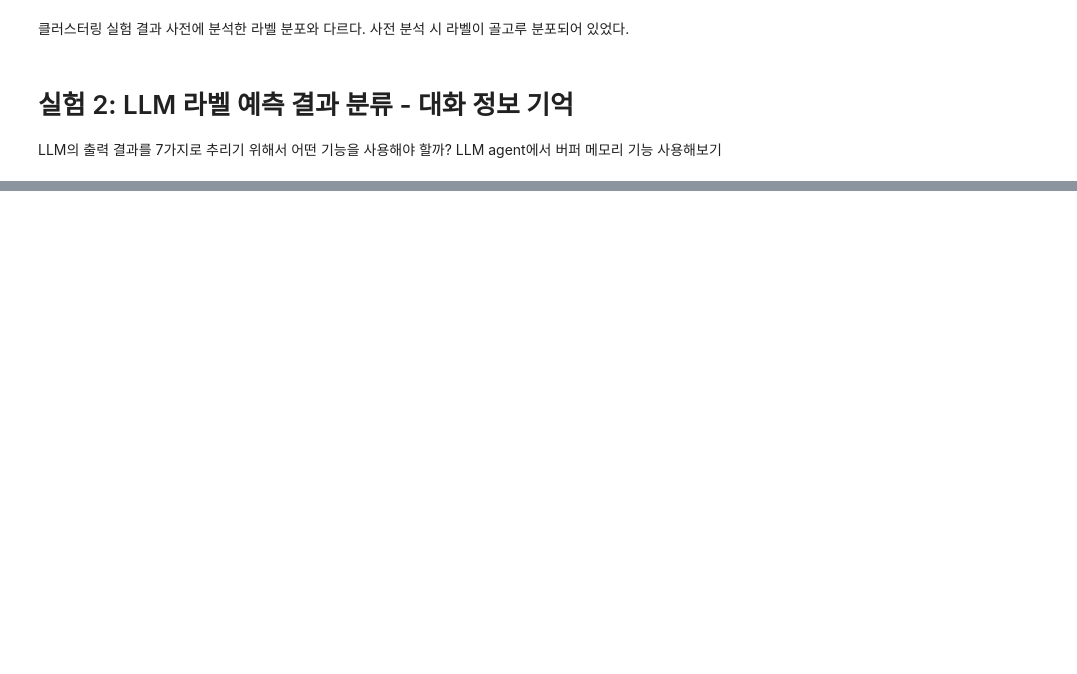
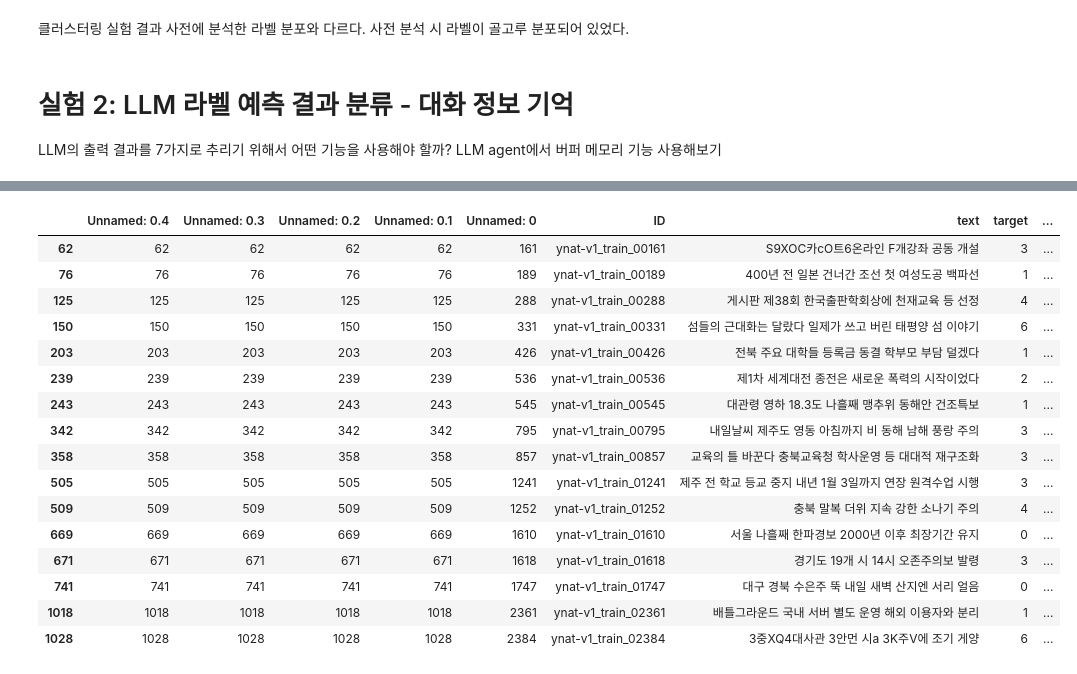
Before and after one commit to boostcampaitech7/level2-nlp-datacentric-nlp-07, a Jupyter notebook: LLM_based_clustering.ipynb, the cells around one changed output, grey strips where cells are left out. Drawn from its saved outputs; the diff is of its cells as text; code cells hidden in the pictures; blank space fills up the shorter version.

```diff
--- a/LLM_based_clustering.ipynb
+++ b/LLM_based_clustering.ipynb
@@ -191,7 +168,7 @@ def classify_title(title, categories, session_id):
     prompt = (
         f"다음은 뉴스 기사 제목입니다:\n\n"
         f"제목: {title}\n\n"
-        f"아래의 카테고리 중 하나로 분류하고, 해당 카테고리의 이름만 한 단어로 출력하세요:\n{', '.join(categories)}"
+        f"반드시 아래의 카테고리 중 하나로 분류하고, 해당 카테고리의 이름만 한 단어로 출력하세요:\n{', '.join(categories)}"
     )
     response = chain.invoke(
         prompt,
@@ -205,16 +182,19 @@ titles = clean_df['text'].to_list()
 # 세션 ID 설정
 session_id = "1"
 
-# 1. 카테고리 추출
-categories = extract_categories(titles, session_id)
-print("추출된 카테고리:\n", categories)
+if not os.path.exists('data/clustered_7_labels.csv'):
+    # 1. 카테고리 추출
+    categories = extract_categories(titles, session_id)
+    print("추출된 카테고리:\n", categories)
 
-# 2. 각 제목에 대한 분류
-classified_categories = []
-for title in tqdm(titles):
-    category = classify_title(title, categories, session_id)
-    classified_categories.append(categories)
-    print(f"제목: {title}\n분류된 카테고리: {category}\n")
+    # 2. 각 제목에 대한 분류
+    classified_categories = []
+    for title in tqdm(titles):
+        category = classify_title(title, categories, session_id)
+        classified_categories.append(category)
+        print(f"제목: {title}\n분류된 카테고리: {category}\n")
 
-clean_df['label_cluster'] = classified_categories
-clean_df.to_csv('data/clustered_7_labels.csv')
+    clean_df['label_cluster'] = classified_categories
+    clean_df.to_csv('data/clustered_7_labels.csv')
+else:
+    clean_df = pd.read_csv('data/clustered_7_labels.csv')
@@ -252,0 +207,3 @@ clean_df.to_csv('data/clustered_7_labels.csv')
+# %%
+label_count = clean_df['label_cluster'].value_counts()
+label_count
@@ -252,0 +227,22 @@ clean_df.to_csv('data/clustered_7_labels.csv')
+# %%
+most_labels = label_count.head(7).index.to_list()
+extra = clean_df[~clean_df['label_cluster'].isin(most_labels)]
+extra
+# %% [output]
+|  | Unnamed: 0.4 | Unnamed: 0.3 | Unnamed: 0.2 | Unnamed: 0.1 | Unnamed: 0 | ID | text | target | ... |
+| 62 | 62 | 62 | 62 | 62 | 161 | ynat-v1_train_00161 | S9XOC카cO트6온라인 F개강좌 공동 개설 | 3 | ... |
+| 76 | 76 | 76 | 76 | 76 | 189 | ynat-v1_train_00189 | 400년 전 일본 건너간 조선 첫 여성도공 백파선 | 1 | ... |
+| 125 | 125 | 125 | 125 | 125 | 288 | ynat-v1_train_00288 | 게시판 제38회 한국출판학회상에 천재교육 등 선정 | 4 | ... |
+| 150 | 150 | 150 | 150 | 150 | 331 | ynat-v1_train_00331 | 섬들의 근대화는 달랐다 일제가 쓰고 버린 태평양 섬 이야기 | 6 | ... |
+| 203 | 203 | 203 | 203 | 203 | 426 | ynat-v1_train_00426 | 전북 주요 대학들 등록금 동결 학부모 부담 덜겠다 | 1 | ... |
+| 239 | 239 | 239 | 239 | 239 | 536 | ynat-v1_train_00536 | 제1차 세계대전 종전은 새로운 폭력의 시작이었다 | 2 | ... |
+| 243 | 243 | 243 | 243 | 243 | 545 | ynat-v1_train_00545 | 대관령 영하 18.3도 나흘째 맹추위 동해안 건조특보 | 1 | ... |
+| 342 | 342 | 342 | 342 | 342 | 795 | ynat-v1_train_00795 | 내일날씨 제주도 영동 아침까지 비 동해 남해 풍랑 주의 | 3 | ... |
+| 358 | 358 | 358 | 358 | 358 | 857 | ynat-v1_train_00857 | 교육의 틀 바꾼다 충북교육청 학사운영 등 대대적 재구조화 | 3 | ... |
+| 505 | 505 | 505 | 505 | 505 | 1241 | ynat-v1_train_01241 | 제주 전 학교 등교 중지 내년 1월 3일까지 연장 원격수업 시행 | 3 | ... |
+| 509 | 509 | 509 | 509 | 509 | 1252 | ynat-v1_train_01252 | 충북 말복 더위 지속 강한 소나기 주의 | 4 | ... |
+| 669 | 669 | 669 | 669 | 669 | 1610 | ynat-v1_train_01610 | 서울 나흘째 한파경보 2000년 이후 최장기간 유지 | 0 | ... |
+| 671 | 671 | 671 | 671 | 671 | 1618 | ynat-v1_train_01618 | 경기도 19개 시 14시 오존주의보 발령 | 3 | ... |
+| 741 | 741 | 741 | 741 | 741 | 1747 | ynat-v1_train_01747 | 대구 경북 수은주 뚝 내일 새벽 산지엔 서리 얼음 | 0 | ... |
+| 1018 | 1018 | 1018 | 1018 | 1018 | 2361 | ynat-v1_train_02361 | 배틀그라운드 국내 서버 별도 운영 해외 이용자와 분리 | 1 | ... |
+| 1028 | 1028 | 1028 | 1028 | 1028 | 2384 | ynat-v1_train_02384 | 3중XQ4대사관 3안먼 시a 3K주V에 조기 게양 | 6 | ... |
```
Also changed, not shown: parts of 13 cells of this notebook.
